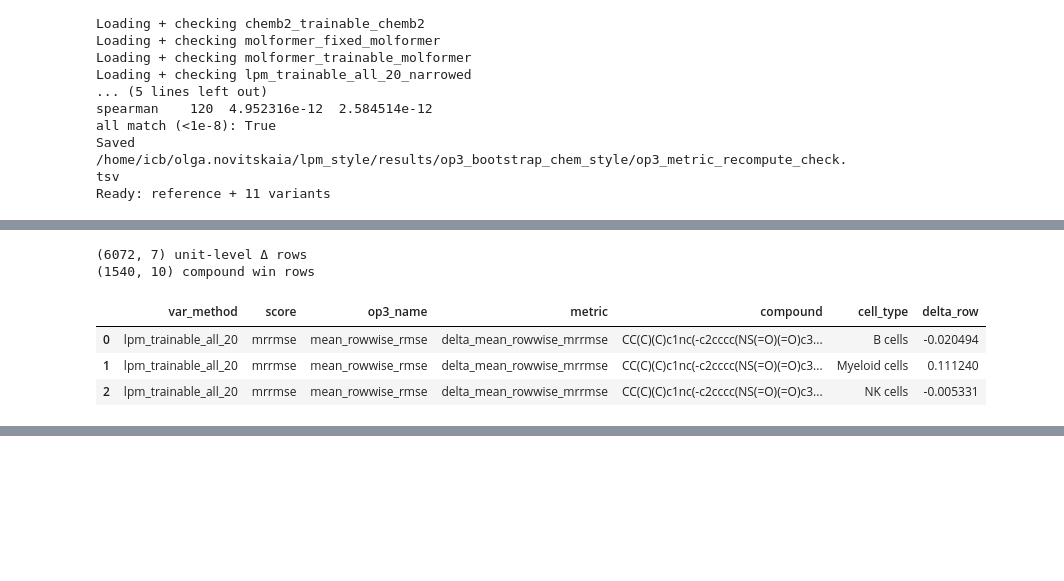
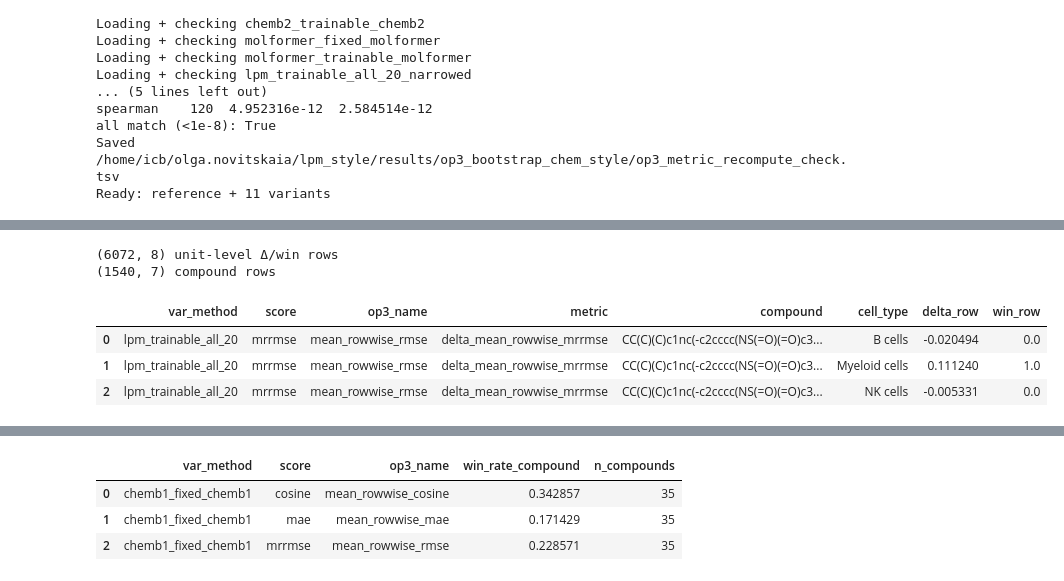
Before and after one commit to theislab/chem-perturbridge_lpm, a Jupyter notebook: notebooks_work/op3_bootstrap_chem_style.ipynb, the cells around one changed output, grey strips where cells are left out. Drawn from its saved outputs; the diff is of its cells as text; code cells hidden in the pictures; blank space fills up the shorter version.

```diff
--- a/notebooks_work/op3_bootstrap_chem_style.ipynb
+++ b/notebooks_work/op3_bootstrap_chem_style.ipynb
@@ -281,13 +286,6 @@ Ready: reference + 11 variants
 # %%
 def paired_delta(ref_v: np.ndarray, var_v: np.ndarray, *, higher_is_better: bool) -> np.ndarray:
     return (var_v - ref_v) if higher_is_better else (ref_v - var_v)
-
-
-def compound_mean_1d(row_score_1d: np.ndarray) -> np.ndarray:
-    return np.array(
-        [float(np.mean(row_score_1d[compound_to_rows[c]])) for c in unique_compounds],
-        dtype=np.float64,
-    )
 
 
 def better_mask(ref_v, var_v, *, higher_is_better: bool) -> np.ndarray:
@@ -301,55 +299,74 @@ var_row_avg = {
     for method, scores in variant_scores.items()
 }
 
-# Long frame of precomputed unit-level Δ (one row per condition × method × metric).
+# Long frame of precomputed unit-level Δ and wins (one row per condition × method × metric).
 delta_records = []
-win_records = []
 for method in VAR_METHODS:
     for score, spec in METRIC_SPECS.items():
         hib = spec["higher_is_better"]
         d_row = paired_delta(ref_row_avg[score], var_row_avg[method][score], higher_is_better=hib)
+        w_row = better_mask(
+            ref_row_avg[score], var_row_avg[method][score], higher_is_better=hib
+        ).astype(float)
         for i in range(Y.shape[0]):
             delta_records.append(
                 {
                     "var_method": method,
                     "score": score,
                     "op3_name": spec["op3_name"],
                     "metric": spec["metric_name"],
                     "compound": compounds[i],
                     "cell_type": cell_types[i],
                     "delta_row": float(d_row[i]),
+                    "win_row": float(w_row[i]),
                 }
             )
 
-        ref_c = compound_mean_1d(ref_row_avg[score])
-        var_c = compound_mean_1d(var_row_avg[method][score])
-        wins = better_mask(ref_c, var_c, higher_is_better=hib).astype(float)
-        d_c = paired_delta(ref_c, var_c, higher_is_better=hib)
-        for j, c in enumerate(unique_compounds):
-            win_records.append(
+delta_frame = pd.DataFrame(delta_records)
+
+# Compound view (no bootstrap): average seed-avg scores within compound over
+# cell types, then Δ and hard win vs reference. Also used for strip plots.
+compound_records = []
+for method in VAR_METHODS:
+    for score, spec in METRIC_SPECS.items():
+        hib = spec["higher_is_better"]
+        tmp = pd.DataFrame(
+            {
+                "compound": compounds,
+                "ref": ref_row_avg[score],
+                "var": var_row_avg[method][score],
+            }
+        )
+        g = tmp.groupby("compound", as_index=False)[["ref", "var"]].mean()
+        d = paired_delta(g["ref"].to_numpy(), g["var"].to_numpy(), higher_is_better=hib)
+        for compound, delta_c in zip(g["compound"].to_numpy(), d):
+            compound_records.append(
                 {
                     "var_method": method,
                     "score": score,
                     "op3_name": spec["op3_name"],
                     "metric": spec["metric_name"],
-                    "compound": c,
-                    "ref_score_seedavg": float(ref_c[j]),
-                    "var_score_seedavg": float(var_c[j]),
-                    "delta_seedavg": float(d_c[j]),
-                    "win": float(wins[j]),
-                    "n_contexts": int(len(compound_to_rows[c])),
+                    "compound": compound,
+                    "delta_compound": float(delta_c),
+                    "win_compound": float(delta_c > 0),
                 }
             )
 
-delta_frame = pd.DataFrame(delta_records)
-win_frame = pd.DataFrame(win_records)
-print(delta_frame.shape, "unit-level Δ rows")
-print(win_frame.shape, "compound win rows")
+win_frame = pd.DataFrame(compound_records)
+win_rate_compound = (
+    win_frame.groupby(["var_method", "score", "op3_name"], as_index=False)
+    .agg(win_rate_compound=("win_compound", "mean"), n_compounds=("compound", "nunique"))
+)
+
+print(delta_frame.shape, "unit-level Δ/win rows")
+print(win_frame.shape, "compound rows")
 display(delta_frame.head(3))
+display(win_frame.head(3))
+display(win_rate_compound.head(3))
 # %% [output]
-(6072, 7) unit-level Δ rows
-(1540, 10) compound win rows
+(6072, 8) unit-level Δ/win rows
+(1540, 7) compound rows
-|  | var_method | score | op3_name | metric | compound | cell_type | delta_row |
-| 0 | lpm_trainable_all_20 | mrrmse | mean_rowwise_rmse | delta_mean_rowwise_mrrmse | CC(C)(C)c1nc(-c2cccc(NS(=O)(=O)c3... | B cells | -0.020494 |
-| 1 | lpm_trainable_all_20 | mrrmse | mean_rowwise_rmse | delta_mean_rowwise_mrrmse | CC(C)(C)c1nc(-c2cccc(NS(=O)(=O)c3... | Myeloid cells | 0.111240 |
-| 2 | lpm_trainable_all_20 | mrrmse | mean_rowwise_rmse | delta_mean_rowwise_mrrmse | CC(C)(C)c1nc(-c2cccc(NS(=O)(=O)c3... | NK cells | -0.005331 |
+|  | var_method | score | op3_name | metric | compound | cell_type | delta_row | win_row |
+| 0 | lpm_trainable_all_20 | mrrmse | mean_rowwise_rmse | delta_mean_rowwise_mrrmse | CC(C)(C)c1nc(-c2cccc(NS(=O)(=O)c3... | B cells | -0.020494 | 0.0 |
+| 1 | lpm_trainable_all_20 | mrrmse | mean_rowwise_rmse | delta_mean_rowwise_mrrmse | CC(C)(C)c1nc(-c2cccc(NS(=O)(=O)c3... | Myeloid cells | 0.111240 | 1.0 |
+| 2 | lpm_trainable_all_20 | mrrmse | mean_rowwise_rmse | delta_mean_rowwise_mrrmse | CC(C)(C)c1nc(-c2cccc(NS(=O)(=O)c3... | NK cells | -0.005331 | 0.0 |
@@ -356,3 +377,7 @@ display(delta_frame.head(3))
+|  | var_method | score | op3_name | win_rate_compound | n_compounds |
+| 0 | chemb1_fixed_chemb1 | cosine | mean_rowwise_cosine | 0.342857 | 35 |
+| 1 | chemb1_fixed_chemb1 | mae | mean_rowwise_mae | 0.171429 | 35 |
+| 2 | chemb1_fixed_chemb1 | mrrmse | mean_rowwise_rmse | 0.228571 | 35 |
 # %%
 # Chem helper writes its own `metric` label from metric_cols keys, so keep
 # OP3 metric name out of group_cols and restore it after.
```
Also changed, not shown: parts of 5 cells of this notebook.
